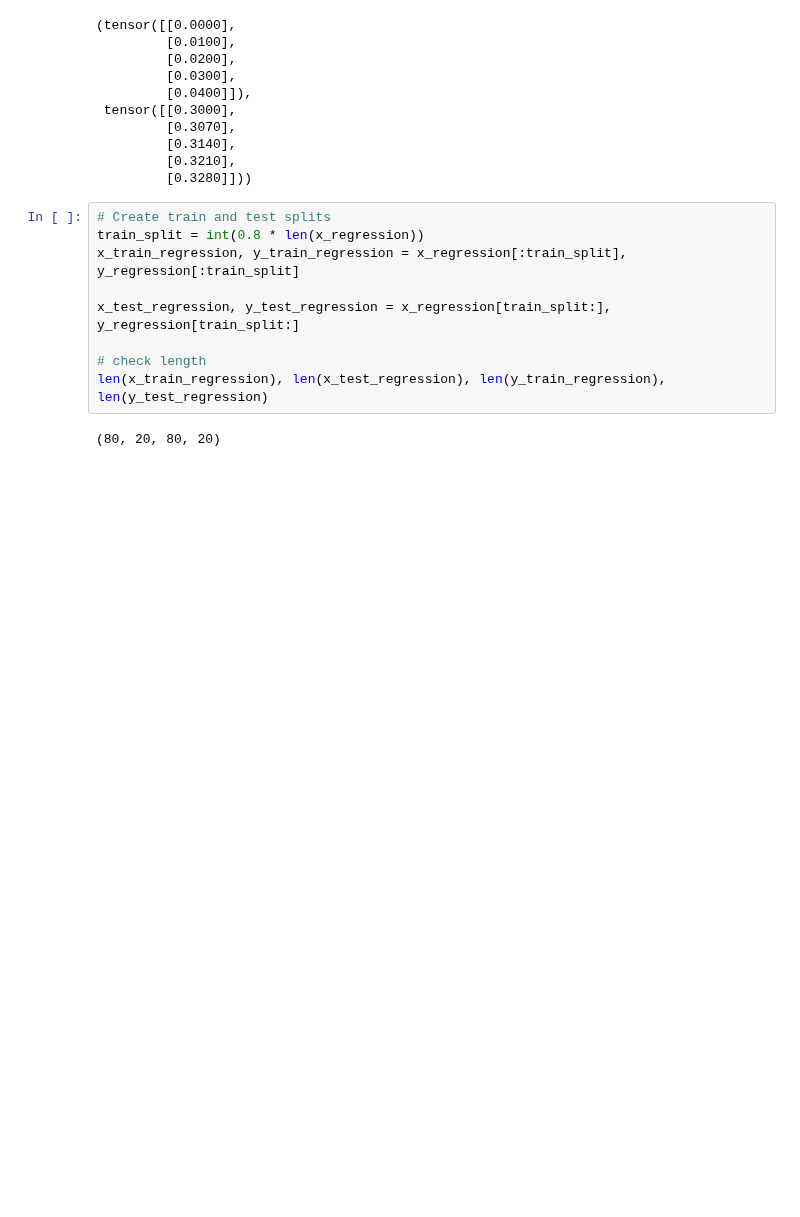
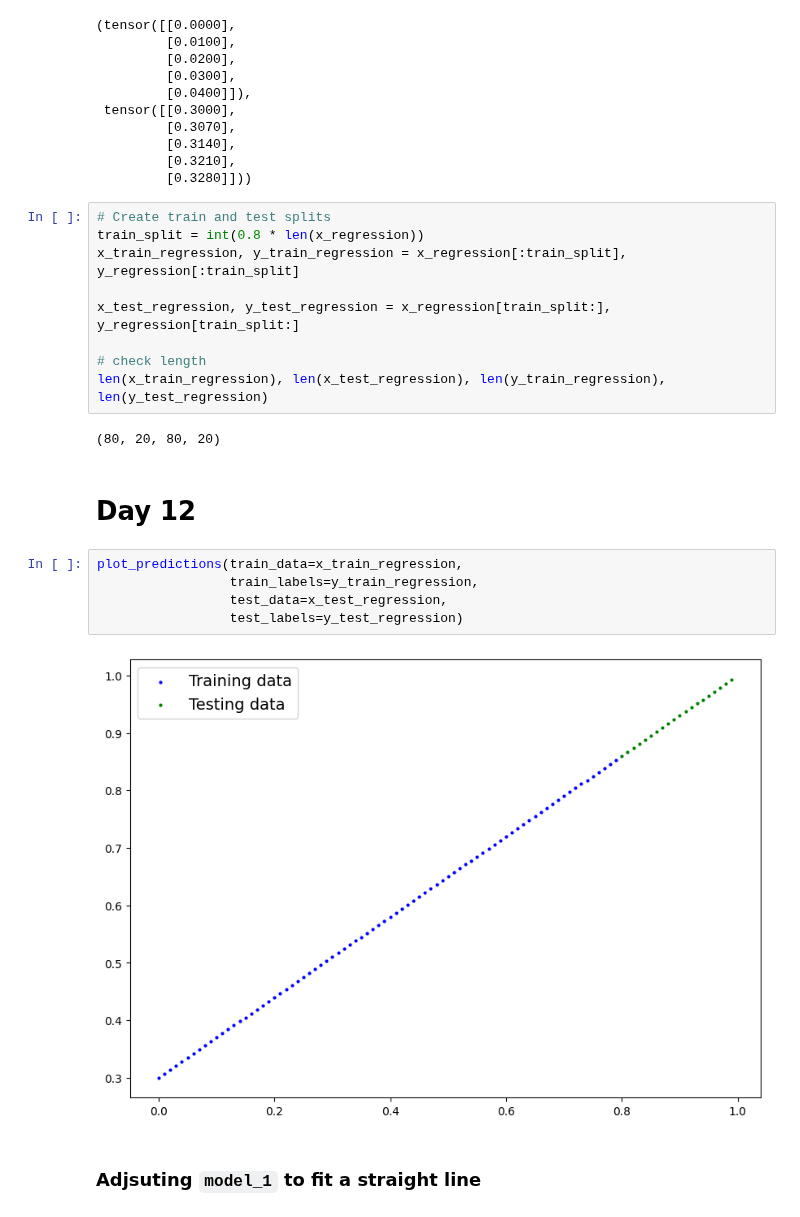
Before and after one commit to nabinyd/60-Days-of-learning, a Jupyter notebook: DLPT_03.ipynb, the cells around one changed output. Cells and saved outputs as stored; diff of their text form; blank space fills up the shorter version.

```diff
--- a/DLPT_03.ipynb
+++ b/DLPT_03.ipynb
@@ -638,3 +640,14 @@ x_test_regression, y_test_regression = x_regression[train_split:], y_regression[
 len(x_train_regression), len(x_test_regression), len(y_train_regression), len(y_test_regression)
 # %% [output]
 (80, 20, 80, 20)
+# %% [markdown]
+# Day 12
+# %%
+plot_predictions(train_data=x_train_regression,
+                 train_labels=y_train_regression,
+                 test_data=x_test_regression,
+                 test_labels=y_test_regression)
+# %% [output]
+[figure, added]
+# %% [markdown]
+### Adjsuting `model_1` to fit a straight line
```
Also changed, not shown: parts of 26 cells of this notebook.
